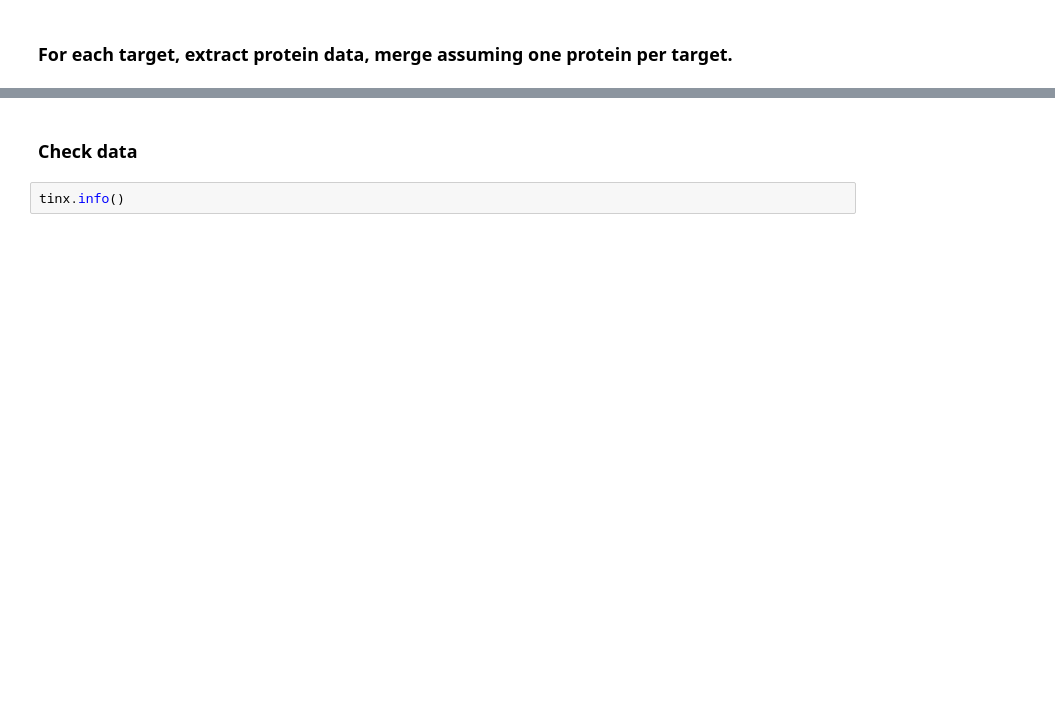
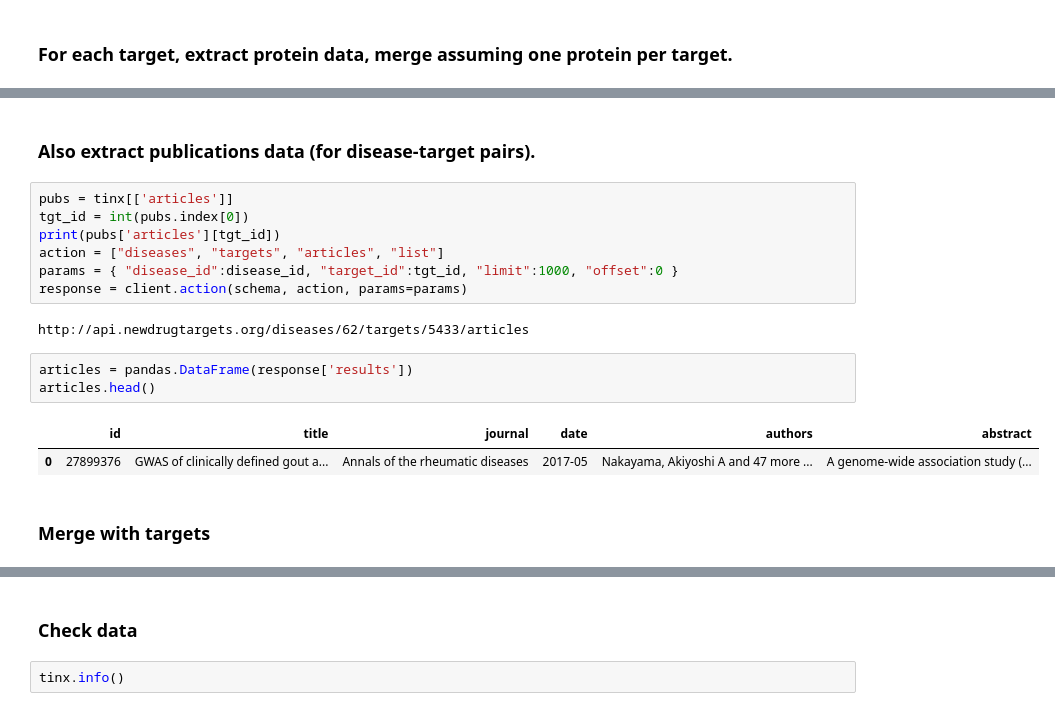
Before and after one commit to druggablegenome/hackathon2018, a Jupyter notebook: ipynb/TINX_API_Intro.ipynb, the cells around one changed output, grey strips where cells are left out. Drawn from its saved outputs; the diff is of its cells as text; blank space fills up the shorter version.

Commit message:
Articles request added.

```diff
--- a/ipynb/TINX_API_Intro.ipynb
+++ b/ipynb/TINX_API_Intro.ipynb
@@ -105,3 +105,22 @@ targets.head()
+# %% [markdown]
+### Also extract publications data (for disease-target pairs).
+# %%
+pubs = tinx[['articles']]
+tgt_id = int(pubs.index[0])
+print(pubs['articles'][tgt_id])
+action = ["diseases", "targets", "articles", "list"]
+params = { "disease_id":disease_id, "target_id":tgt_id, "limit":1000, "offset":0 }
+response = client.action(schema, action, params=params)
+# %% [output]
+http://api.newdrugtargets.org/diseases/62/targets/5433/articles
+# %%
+articles = pandas.DataFrame(response['results'])
+articles.head()
+# %% [output]
+|  | id | title | journal | date | authors | abstract |
+| 0 | 27899376 | GWAS of clinically defined gout a... | Annals of the rheumatic diseases | 2017-05 | Nakayama, Akiyoshi A and 47 more ... | A genome-wide association study (... |
+# %% [markdown]
+### Merge with targets
 # %%
 tinx = pandas.merge(targets, tinx, left_index=True, right_index=True)
 tinx.novelty = tinx.novelty.astype(numpy.double)
```
Also changed, not shown: parts of 8 cells of this notebook.
